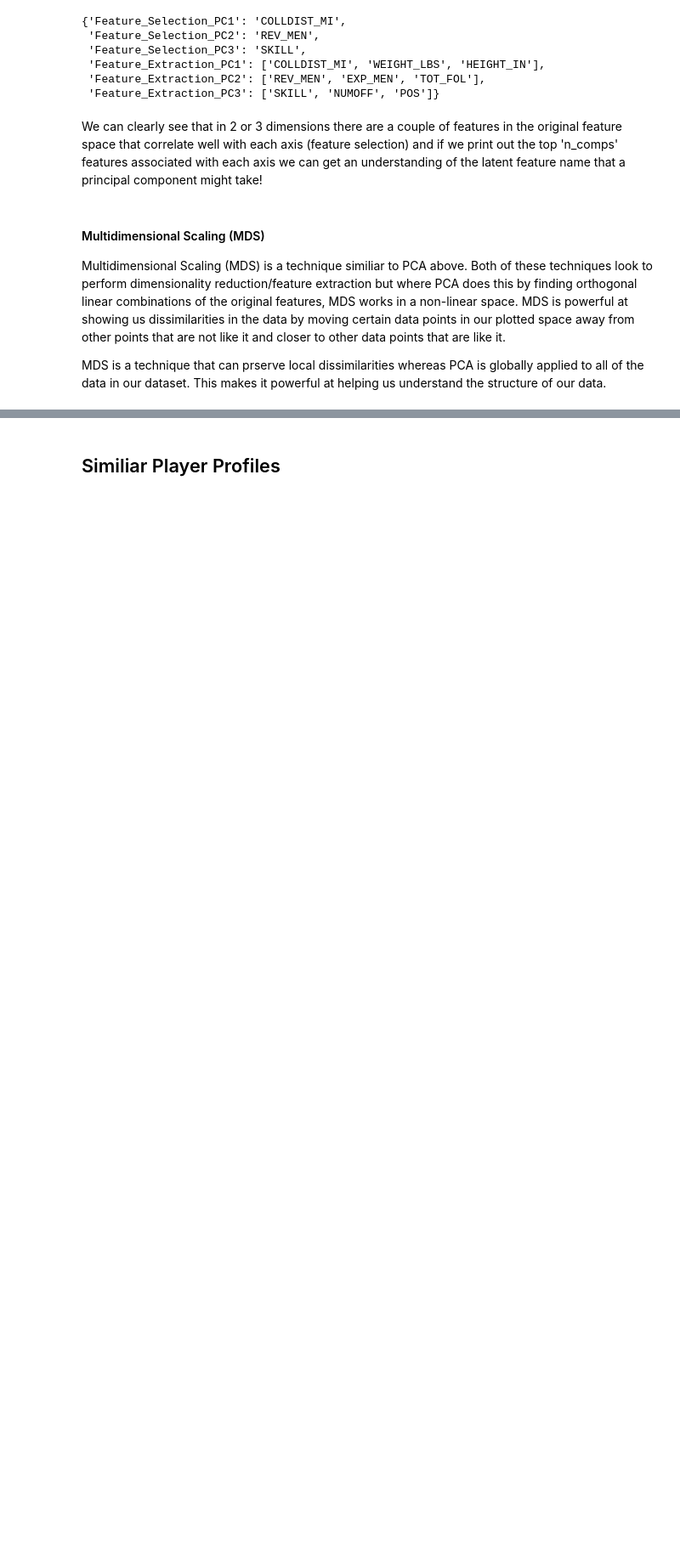
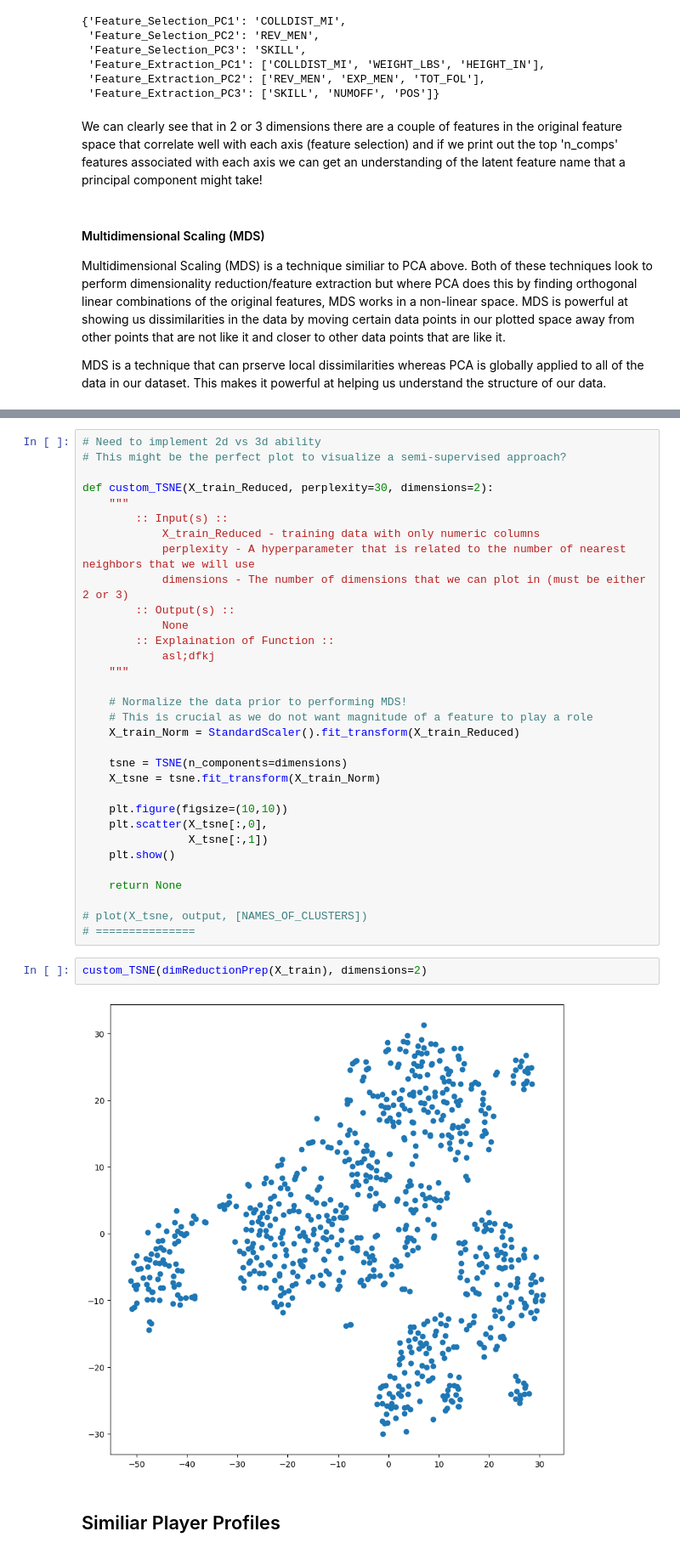
Before and after one commit to mvizzini951/MS2_NIL, a Jupyter notebook: unsupervised.ipynb, the cells around one changed output, grey strips where cells are left out. Shown at 85% size. Saved outputs shown, nothing was run; the diff lists cells and outputs as text; blank space fills up the shorter version.

Commit message:
Finished MDS and Implemented the beginning of TSNE

```diff
--- a/unsupervised.ipynb
+++ b/unsupervised.ipynb
@@ -477,3 +487,39 @@ from sklearn.manifold import TSNE
+# %%
+# Need to implement 2d vs 3d ability
+# This might be the perfect plot to visualize a semi-supervised approach?
+
+def custom_TSNE(X_train_Reduced, perplexity=30, dimensions=2):
+    """
+        :: Input(s) ::
+            X_train_Reduced - training data with only numeric columns
+            perplexity - A hyperparameter that is related to the number of nearest neighbors that we will use
+            dimensions - The number of dimensions that we can plot in (must be either 2 or 3)
+        :: Output(s) ::
+            None
+        :: Explaination of Function ::
+            asl;dfkj
+    """
+
+    # Normalize the data prior to performing MDS!
+    # This is crucial as we do not want magnitude of a feature to play a role
+    X_train_Norm = StandardScaler().fit_transform(X_train_Reduced)
+
+    tsne = TSNE(n_components=dimensions)
+    X_tsne = tsne.fit_transform(X_train_Norm)
+
+    plt.figure(figsize=(10,10))
+    plt.scatter(X_tsne[:,0],
+                X_tsne[:,1])
+    plt.show()
+
+    return None
+
+# plot(X_tsne, output, [NAMES_OF_CLUSTERS])
+# ===============
+# %%
+custom_TSNE(dimReductionPrep(X_train), dimensions=2)
+# %% [output]
+[figure, added]
 # %% [markdown]
 ## Similiar Player Profiles
 # %% [markdown]
```
Also changed, not shown: parts of 9 cells of this notebook.
